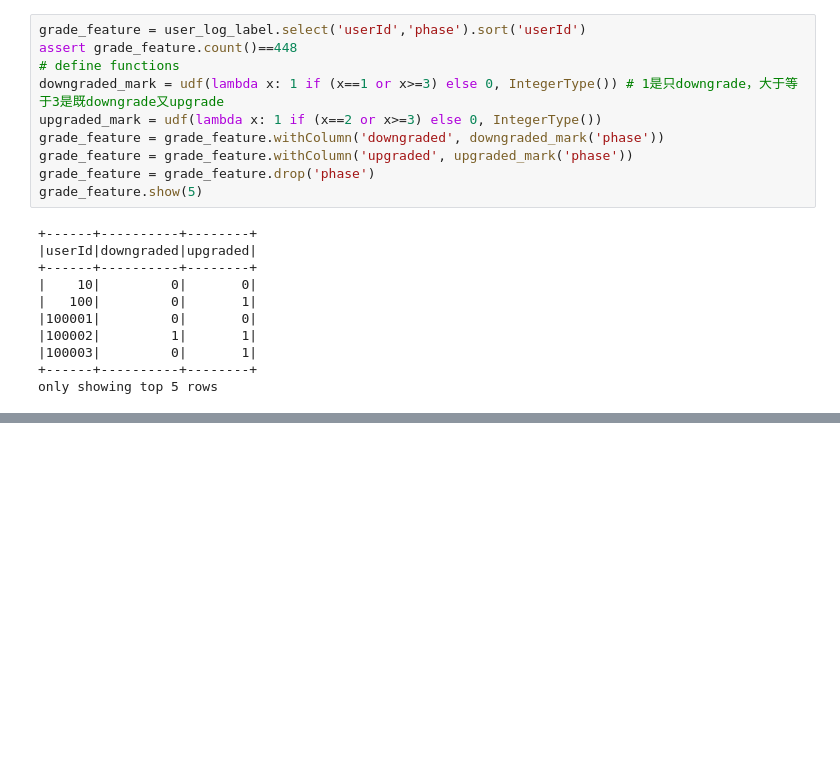
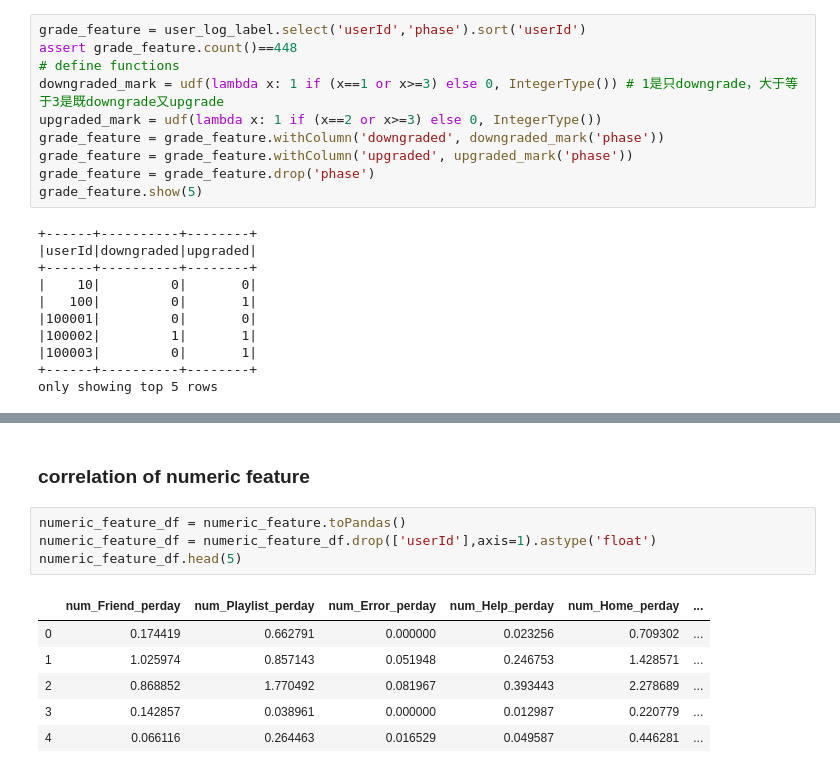
Before and after one commit to yl2982/spark_project, a Jupyter notebook: Sparkify.ipynb, the cells around one changed output, grey strips where cells are left out. Cells and saved outputs as stored; diff of their text form; blank space fills up the shorter version.

```diff
--- a/Sparkify.ipynb
+++ b/Sparkify.ipynb
@@ -1021,0 +853,13 @@ F1 Score for Random Forest is: 0.9747242721926267
+# %% [markdown]
+### correlation of numeric feature
+# %%
+numeric_feature_df = numeric_feature.toPandas()
+numeric_feature_df = numeric_feature_df.drop(['userId'],axis=1).astype('float')
+numeric_feature_df.head(5)
+# %% [output]
+|  | num_Friend_perday | num_Playlist_perday | num_Error_perday | num_Help_perday | num_Home_perday | ... |
+| 0 | 0.174419 | 0.662791 | 0.000000 | 0.023256 | 0.709302 | ... |
+| 1 | 1.025974 | 0.857143 | 0.051948 | 0.246753 | 1.428571 | ... |
+| 2 | 0.868852 | 1.770492 | 0.081967 | 0.393443 | 2.278689 | ... |
+| 3 | 0.142857 | 0.038961 | 0.000000 | 0.012987 | 0.220779 | ... |
+| 4 | 0.066116 | 0.264463 | 0.016529 | 0.049587 | 0.446281 | ... |
```
Also changed, not shown: parts of 118 cells of this notebook, 1 other file.
